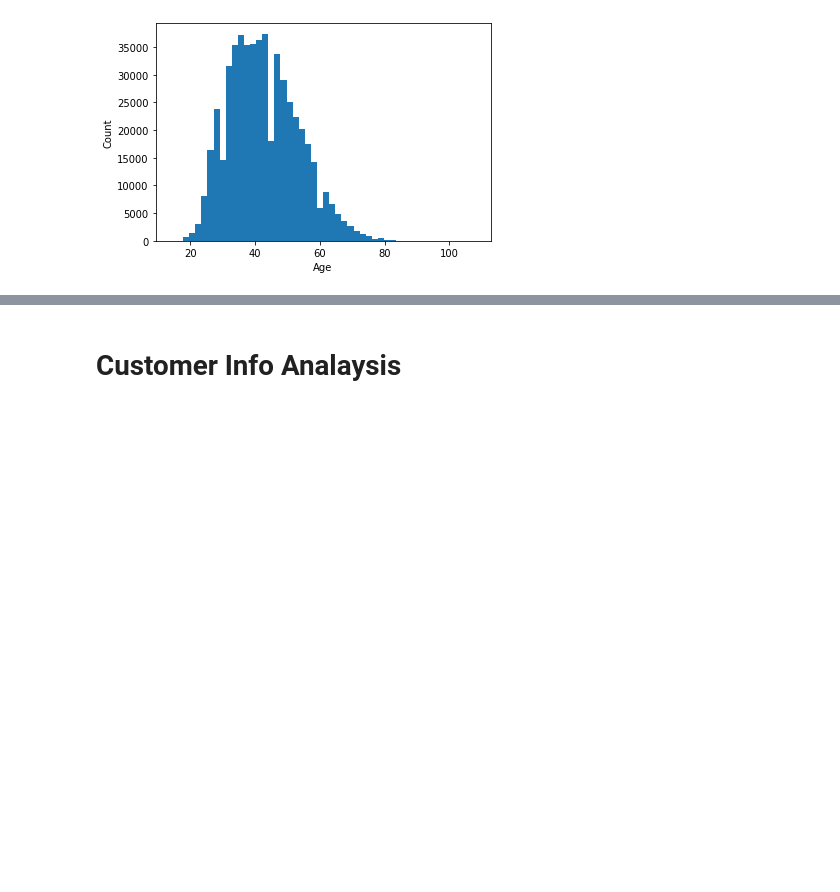
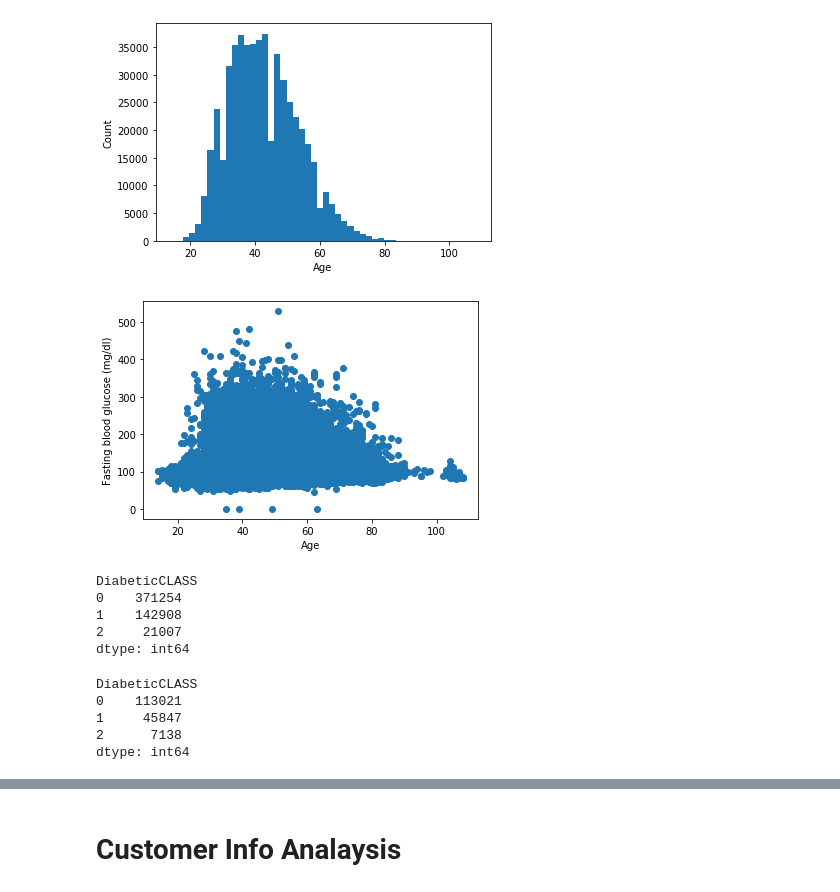
Before and after one commit to henockmamo54/Health-Data-Analysis-Diabetics, a Jupyter notebook: _Exploratory data analysis.ipynb, the cells around one changed output, grey strips where cells are left out. Drawn from its saved outputs; the diff is of its cells as text; code cells hidden in the pictures; blank space fills up the shorter version.

```diff
--- a/_Exploratory data analysis.ipynb
+++ b/_Exploratory data analysis.ipynb
@@ -58,3 +58,10 @@ plt.hist(temp,bins=50)
         104.24, 106.12, 108.  ]),
  <a list of 50 Patch objects>)
 [figure]
+# %%
+plt.scatter(data.AGE,data.L100800)
+plt.xlabel('Age')
+plt.ylabel('Fasting blood glucose (mg/dl)')
+plt.show()
+# %% [output]
+[figure, added]
@@ -60,0 +76,17 @@ plt.hist(temp,bins=50)
+# %%
+data.groupby(by='DiabeticCLASS').size()
+# %% [output]
+DiabeticCLASS
+0    371254
+1    142908
+2     21007
+dtype: int64
+# %%
+data[['L104600', 'L103000', 'S000300',  'L101700', 'SEX', 'AGE', 'L100700',
+               'FIELD_33', 'FIELD_38', 'FIELD_40', 'FIELD_31','DiabeticCLASS']].dropna().groupby(by='DiabeticCLASS').size()
+# %% [output]
+DiabeticCLASS
+0    113021
+1     45847
+2      7138
+dtype: int64
```
Also changed, not shown: parts of 2 cells of this notebook, 2 other files.
